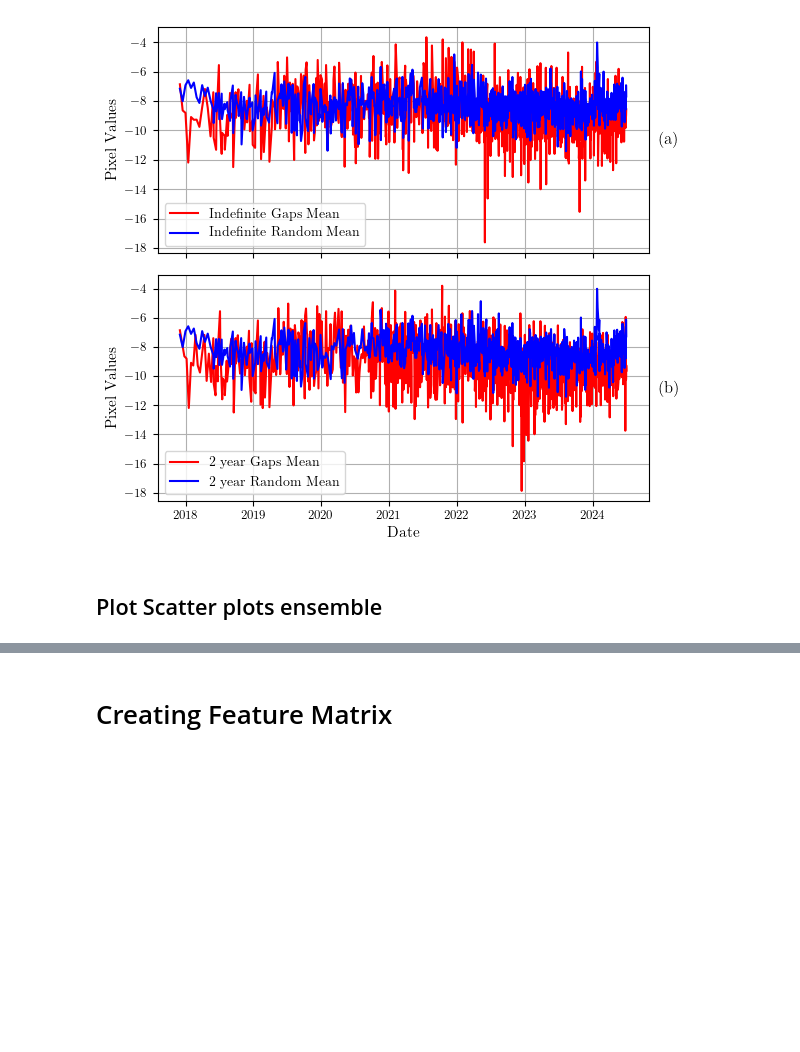
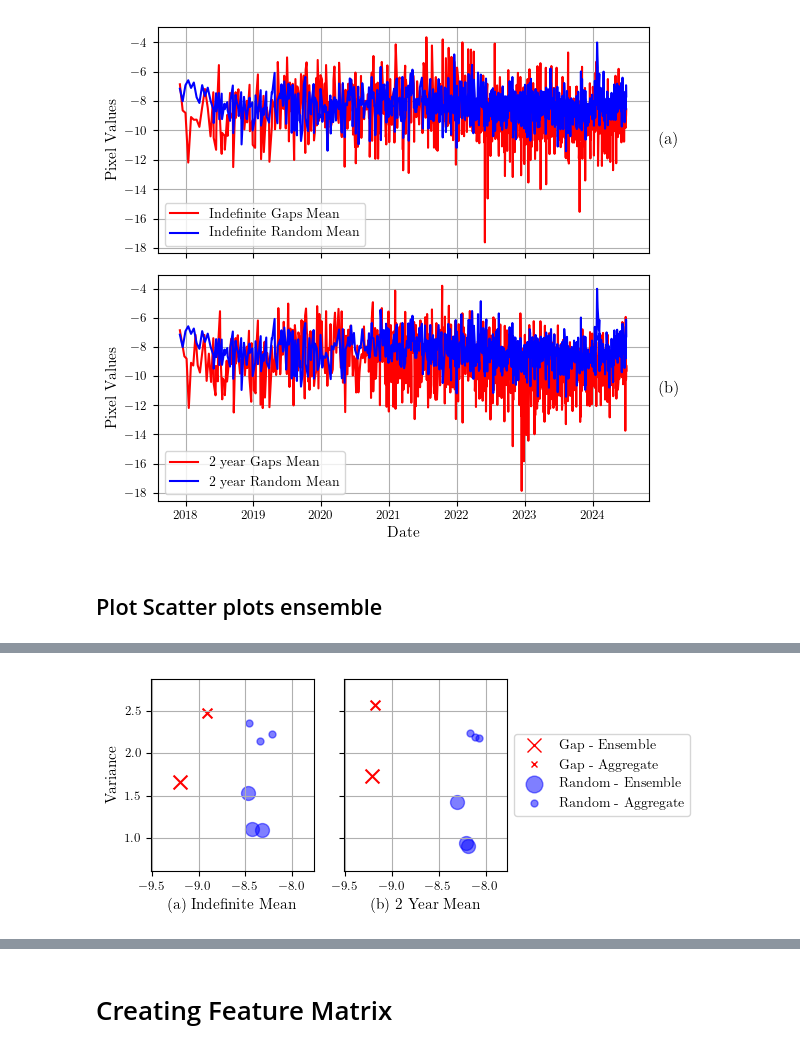
Before and after one commit to ol-webb/tree_gaps4, a Jupyter notebook: all_gaps_mk2/main1.ipynb, the cells around one changed output, grey strips where cells are left out. Drawn from its saved outputs; the diff is of its cells as text; code cells hidden in the pictures; blank space fills up the shorter version.

```diff
--- a/all_gaps_mk2/main1.ipynb
+++ b/all_gaps_mk2/main1.ipynb
@@ -567,5 +601,5 @@ def aggregate_and_ensemble_vals(df):
 
     return((ensemble_mean,ensemble_var),(aggregate_mean,aggregate_var))
 # %%
-alltime_dfs = [df_series_alltime_gaps, df_series_alltime_random]
-_2yr_dfs = [df_series_2yr_gaps, df_series_2yr_random]
+alltime_dfs = [df_series_alltime_gaps, [df_series_alltime_random1, df_series_alltime_random2, df_series_alltime_random3]]
+_2yr_dfs = [df_series_2yr_gaps, [df_series_2yr_random1,df_series_2yr_random2,df_series_2yr_random3]]
@@ -618,0 +606,78 @@ plot_side_by_side(alltime_dfs, _2yr_dfs, labels_alltime, labels_2yr)
+# %%
+def plot_side_by_side(dfs1, dfs2, labels1, labels2):
+    fig, axs = plt.subplots(1, 2, figsize=(6.2, 2.7), sharex=True, sharey=True)
+
+    # Initialize lists to hold all the scatter points for x and y
+    all_x = []
+    all_y = []
+
+    # Plot for the first set of dataframes (Alltime)
+    # dfs1[0] is the gap dataframe, dfs1[1] is the list of random dataframes
+    gap_df1 = dfs1[0]
+    random_dfs1 = dfs1[1]
+
+    (ensemble_mean, ensemble_var), (aggregate_mean, aggregate_var) = aggregate_and_ensemble_vals(gap_df1)
+    all_x.extend([ensemble_mean, aggregate_mean])
+    all_y.extend([ensemble_var, aggregate_var])
+    axs[0].scatter(ensemble_mean, ensemble_var, color='red', marker='x', s=100, label='Gap - Ensemble')
+    axs[0].scatter(aggregate_mean, aggregate_var, color='red', marker='x', s=50, label='Gap - Aggregate')
+
+    for df in random_dfs1:
+        (ensemble_mean, ensemble_var), (aggregate_mean, aggregate_var) = aggregate_and_ensemble_vals(df)
+        all_x.extend([ensemble_mean, aggregate_mean])
+        all_y.extend([ensemble_var, aggregate_var])
+        axs[0].scatter(ensemble_mean, ensemble_var, color='blue', marker='o', s=100, label='Random - Ensemble',alpha=0.5)
+        axs[0].scatter(aggregate_mean, aggregate_var, color='blue', marker='o', s=25, label='Random - Aggregate',alpha=0.5)
+
+    # Plot for the second set of dataframes (2-Year)
+    # dfs2[0] is the gap dataframe, dfs2[1] is the list of random dataframes
+    gap_df2 = dfs2[0]
+    random_dfs2 = dfs2[1]
+
+    (ensemble_mean, ensemble_var), (aggregate_mean, aggregate_var) = aggregate_and_ensemble_vals(gap_df2)
+    all_x.extend([ensemble_mean, aggregate_mean])
+    all_y.extend([ensemble_var, aggregate_var])
+    axs[1].scatter(ensemble_mean, ensemble_var, color='red', marker='x', s=100, label='Gap - Ensemble')
+    axs[1].scatter(aggregate_mean, aggregate_var, color='red', marker='x', s=50, label='Gap - Aggregate')
+
+    for df in random_dfs2:
+        (ensemble_mean, ensemble_var), (aggregate_mean, aggregate_var) = aggregate_and_ensemble_vals(df)
+        all_x.extend([ensemble_mean, aggregate_mean])
+        all_y.extend([ensemble_var, aggregate_var])
+        axs[1].scatter(ensemble_mean, ensemble_var, color='blue', marker='o', s=100, label='Random - Ensemble',alpha=0.5)
+        axs[1].scatter(aggregate_mean, aggregate_var, color='blue', marker='o', s=25, label='Random - Aggregate',alpha=0.5)
+
+    # Compute the min and max for x and y with a 0.2 border
+    x_min, x_max = min(all_x) - 0.3, max(all_x) + 0.3
+    y_min, y_max = min(all_y) - 0.3, max(all_y) + 0.3
+
+    axs[0].set_xlim(x_min, x_max)
+    axs[0].set_ylim(y_min, y_max)
+    axs[0].grid()
+    axs[0].set_xlabel('(a) Indefinite Mean')
+    axs[0].set_ylabel('Variance')
+
+    axs[1].set_xlim(x_min, x_max)
+    axs[1].set_ylim(y_min, y_max)
+    axs[1].grid()
+    axs[1].set_xlabel('(b) 2 Year Mean')
+
+    # Custom legend
+    handles = [
+        plt.Line2D([0], [0], marker='x', color='w', label='Gap - Ensemble', markerfacecolor='none', markeredgecolor='red', markersize=10),
+        plt.Line2D([0], [0], marker='x', color='w', label='Gap - Aggregate', markerfacecolor='none', markeredgecolor='red', markersize=5),
+        plt.Line2D([0], [0], marker='o', color='w', label='Random - Ensemble', markerfacecolor='blue', markeredgecolor='blue', markersize=12,alpha=0.5),
+        plt.Line2D([0], [0], marker='o', color='w', label='Random - Aggregate', markerfacecolor='blue', markeredgecolor='blue', markersize=5,alpha=0.5)
+    ]
+    axs[1].legend(handles=handles, loc='center left', bbox_to_anchor=(1, 0.5))
+
+    plt.tight_layout()
+
+# Plotting the scatter plots
+labels_alltime = ['alltime_gaps_1', 'alltime_random_2']
+labels_2yr = ['2yr_gaps', '2yr_random']
+plot_side_by_side(alltime_dfs, _2yr_dfs, labels_alltime, labels_2yr)
+plt.savefig('scatter_agg_ens_double.pdf')
+plt.show()
+# %% [output]
+[figure, added]
```
Also changed, not shown: parts of 8 cells of this notebook, 33 other files.
